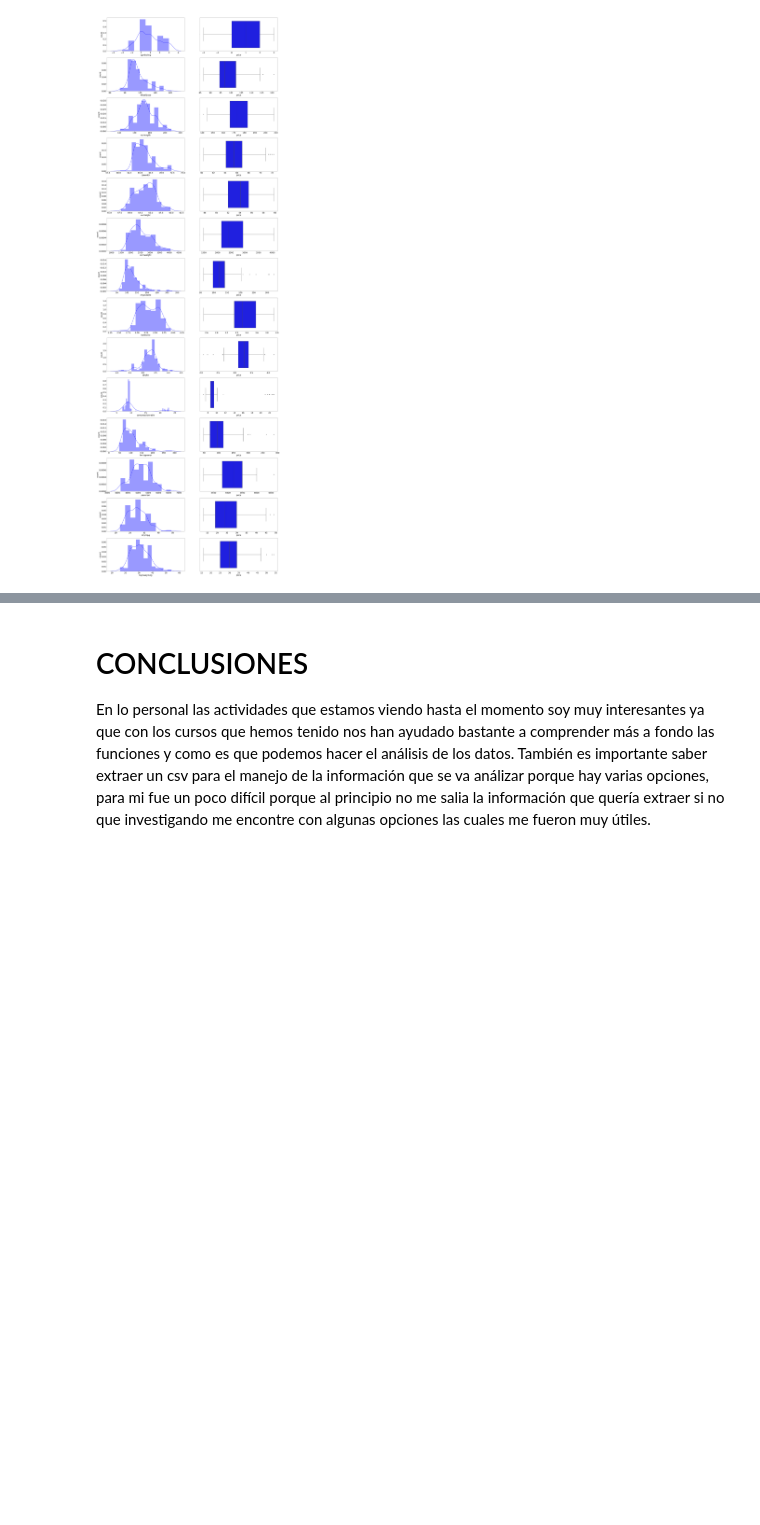
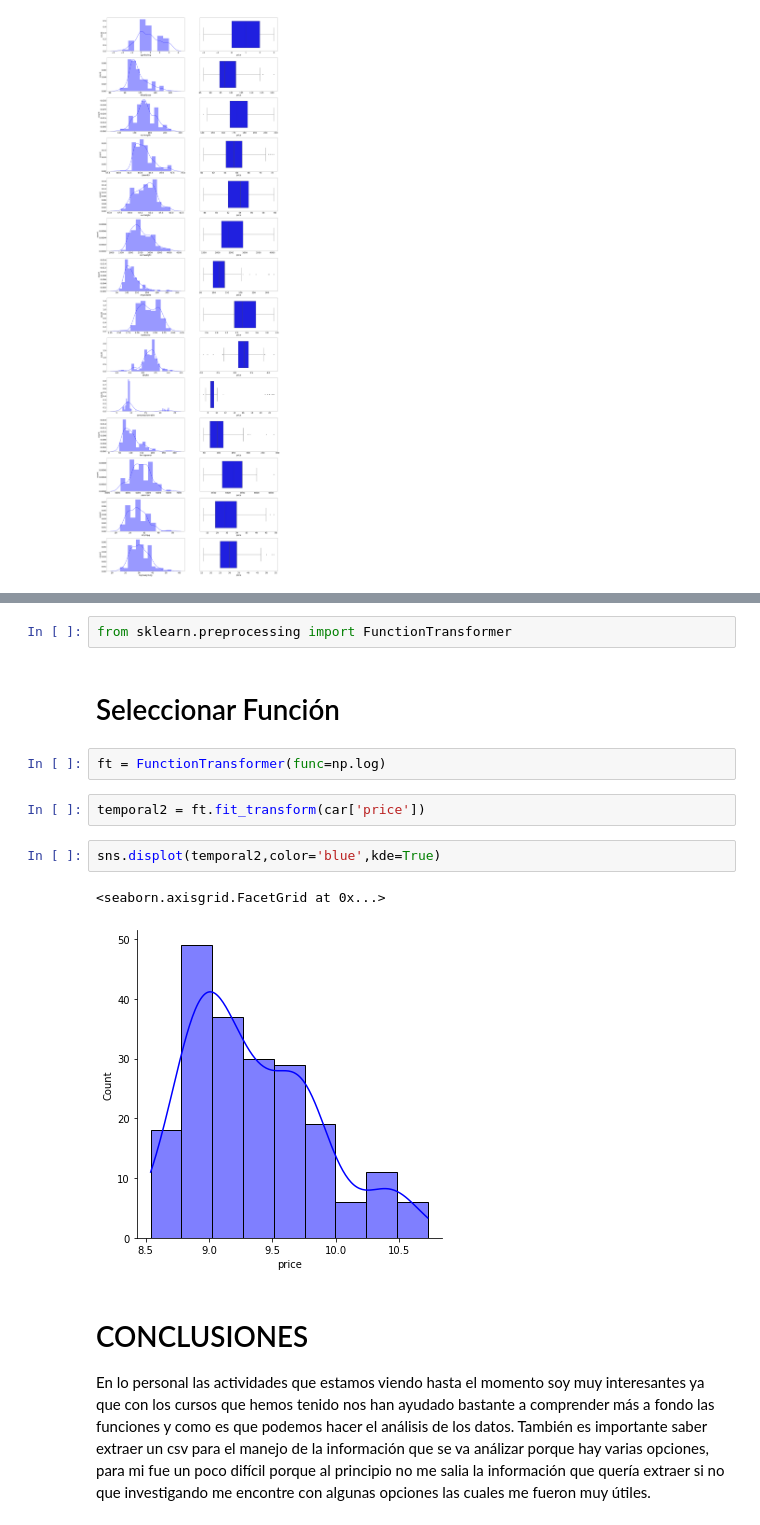
Before and after one commit to Dianamarlen12/CarPrice, a Jupyter notebook: CarPrice.ipynb, the cells around one changed output, grey strips where cells are left out. Drawn from its saved outputs; the diff is of its cells as text; blank space fills up the shorter version.

```diff
--- a/CarPrice.ipynb
+++ b/CarPrice.ipynb
@@ -349,3 +411,16 @@ plt.show
+# %%
+from sklearn.preprocessing import FunctionTransformer
+# %% [markdown]
+# Seleccionar Función
+# %%
+ft = FunctionTransformer(func=np.log)
+# %%
+temporal2 = ft.fit_transform(car['price'])
+# %%
+sns.displot(temporal2,color='blue',kde=True)
+# %% [output]
+<seaborn.axisgrid.FacetGrid at 0x...>
+[figure, added]
 # %% [markdown]
 # CONCLUSIONES
 En lo personal las actividades que estamos viendo hasta el momento soy muy interesantes ya que con los cursos que hemos tenido nos han ayudado bastante a comprender más a fondo las funciones y como es que podemos hacer el análisis de los datos. También es importante saber extraer un csv para el manejo de la información que se va análizar porque hay varias opciones, para mi fue un poco difícil porque al principio no me salia la información que quería extraer si no que investigando me encontre con algunas opciones las cuales me fueron muy útiles.
```
Also changed, not shown: parts of 10 cells of this notebook.
